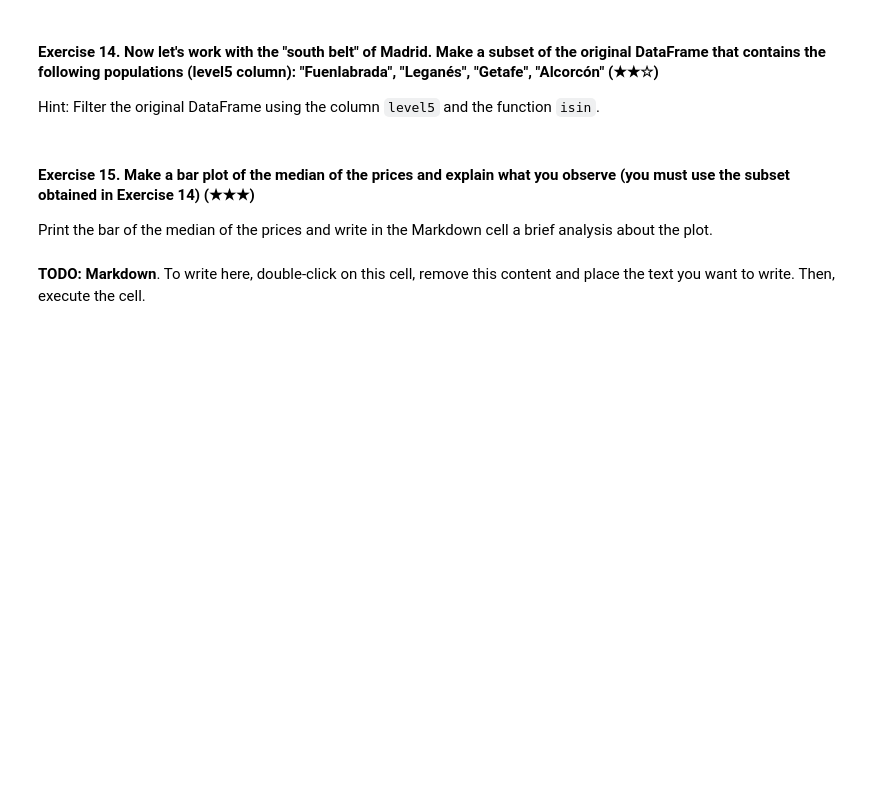
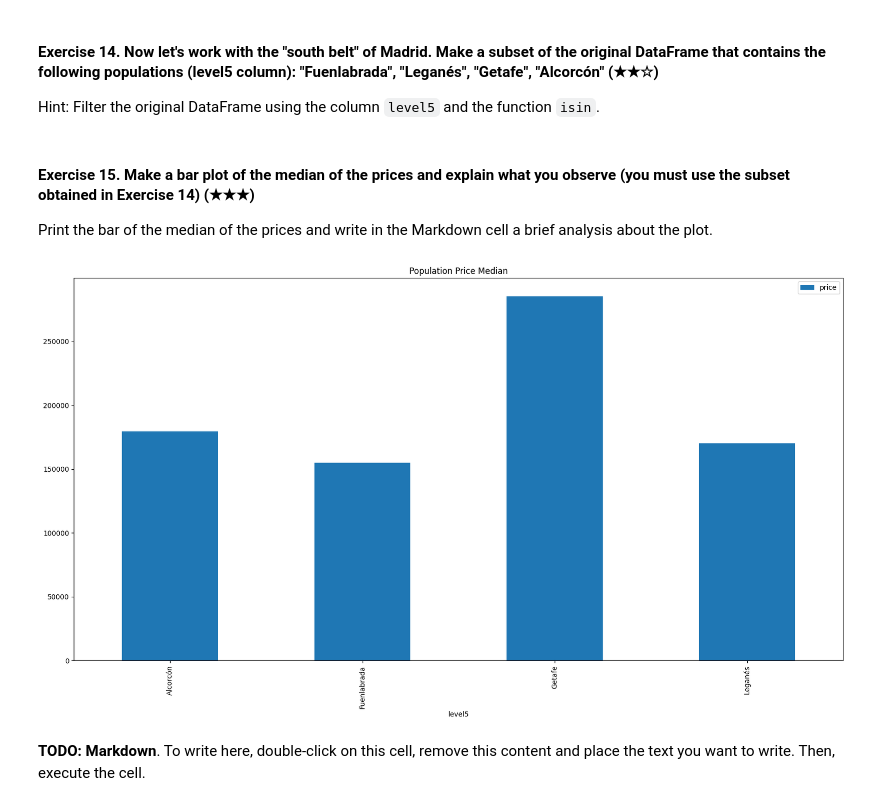
Before and after one commit to Jasn2002/realestate-datacleanup-exercise, a Jupyter notebook: project.ipynb, the cells around one changed output. Saved outputs shown, nothing was run; the diff lists cells and outputs as text; code cells hidden in the pictures; blank space fills up the shorter version.

```diff
--- a/project.ipynb
+++ b/project.ipynb
@@ -137,7 +244,13 @@ Hint: Filter the original DataFrame using the column `level5` and the function `
 
 Print the bar of the median of the prices and write in the Markdown cell a brief analysis about the plot.
 # %%
-# TODO: Code
+median_values = south_belt_df.groupby('level5')['price'].median()
+median_values_df = pd.DataFrame(median_values)
+bar_plot = median_values_df.plot.bar(figsize=(20, 10))
+plt.title('Population Price Median')
+plt.savefig('plots/Bar Plot.png')
+# %% [output]
+[figure, added]
 # %% [markdown]
 **TODO: Markdown**. To write here, double-click on this cell, remove this content and place the text you want to write. Then, execute the cell.
 # %% [markdown]
```
Also changed, not shown: parts of 24 cells of this notebook, 1 other file.
